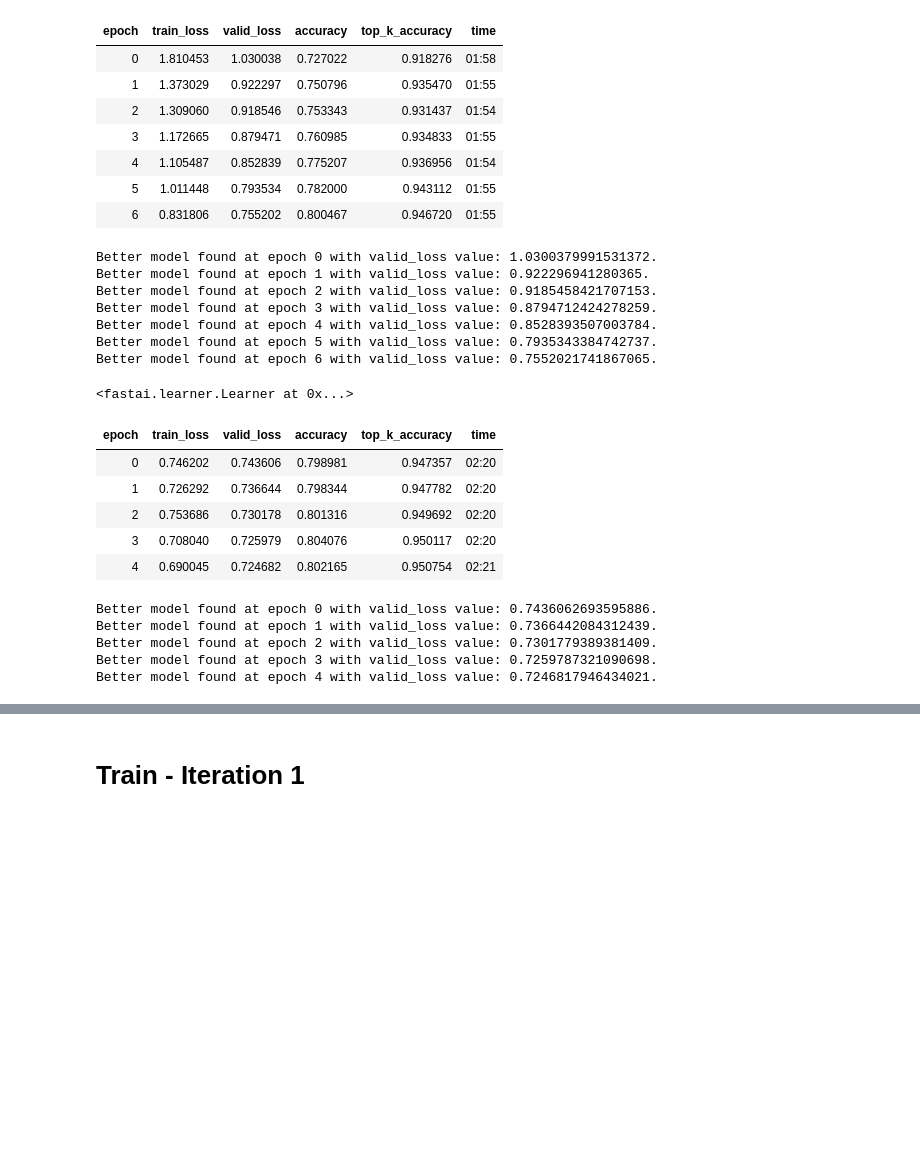
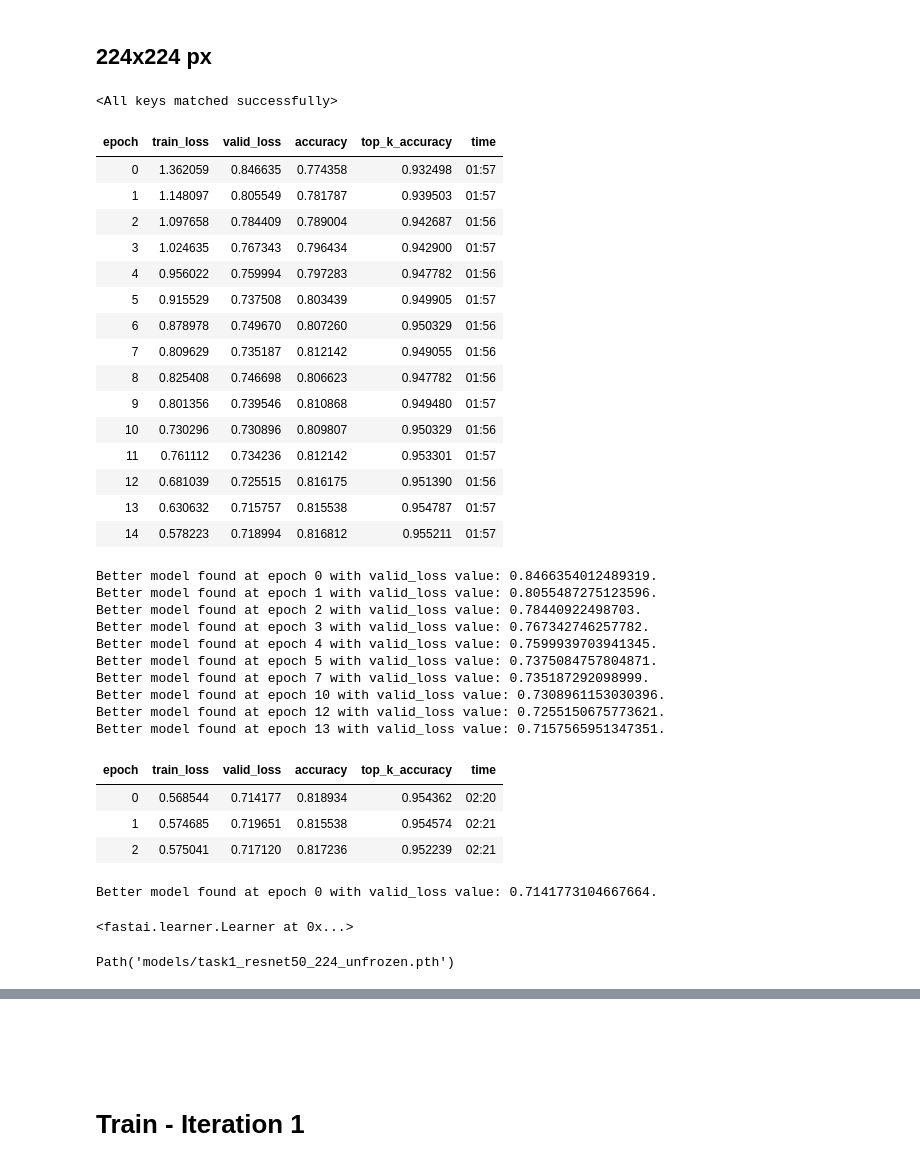
Before and after one commit to Andrei-d6/AAIT-HW2, a Jupyter notebook: Task1.ipynb, the cells around one changed output, grey strips where cells are left out. Drawn from its saved outputs; the diff is of its cells as text; code cells hidden in the pictures; blank space fills up the shorter version.

```diff
--- a/Task1.ipynb
+++ b/Task1.ipynb
@@ -13,47 +66,64 @@ from src.utils import (
+# %% [markdown]
+## 224x224 px
 # %%
 config  = load_configuration('configs/config_task1_224.yml')
 learn = get_learner_task1(config)
+# %%
+learn.model.load_state_dict(torch.load(f"{learn.model_dir}/task1_resnet50_128_unfrozen_dict.pth"))
+# %% [output]
+<All keys matched successfully>
 # %%
-do_fit(learn, 'task1_resnet50', epochs=7, lr=1e-3, pct_start=0.75)
+do_fit(learn, 'task1_resnet50_224', epochs=15, lr=1e-3, pct_start=0.75)
 # %% [output]
 | epoch | train_loss | valid_loss | accuracy | top_k_accuracy | time |
-| 0 | 1.810453 | 1.030038 | 0.727022 | 0.918276 | 01:58 |
-| 1 | 1.373029 | 0.922297 | 0.750796 | 0.935470 | 01:55 |
-| 2 | 1.309060 | 0.918546 | 0.753343 | 0.931437 | 01:54 |
-| 3 | 1.172665 | 0.879471 | 0.760985 | 0.934833 | 01:55 |
-| 4 | 1.105487 | 0.852839 | 0.775207 | 0.936956 | 01:54 |
-| 5 | 1.011448 | 0.793534 | 0.782000 | 0.943112 | 01:55 |
-| 6 | 0.831806 | 0.755202 | 0.800467 | 0.946720 | 01:55 |
+| 0 | 1.362059 | 0.846635 | 0.774358 | 0.932498 | 01:57 |
+| 1 | 1.148097 | 0.805549 | 0.781787 | 0.939503 | 01:57 |
+| 2 | 1.097658 | 0.784409 | 0.789004 | 0.942687 | 01:56 |
+| 3 | 1.024635 | 0.767343 | 0.796434 | 0.942900 | 01:57 |
+| 4 | 0.956022 | 0.759994 | 0.797283 | 0.947782 | 01:56 |
+| 5 | 0.915529 | 0.737508 | 0.803439 | 0.949905 | 01:57 |
+| 6 | 0.878978 | 0.749670 | 0.807260 | 0.950329 | 01:56 |
+| 7 | 0.809629 | 0.735187 | 0.812142 | 0.949055 | 01:56 |
+| 8 | 0.825408 | 0.746698 | 0.806623 | 0.947782 | 01:56 |
+| 9 | 0.801356 | 0.739546 | 0.810868 | 0.949480 | 01:57 |
+| 10 | 0.730296 | 0.730896 | 0.809807 | 0.950329 | 01:56 |
+| 11 | 0.761112 | 0.734236 | 0.812142 | 0.953301 | 01:57 |
+| 12 | 0.681039 | 0.725515 | 0.816175 | 0.951390 | 01:56 |
+| 13 | 0.630632 | 0.715757 | 0.815538 | 0.954787 | 01:57 |
+| 14 | 0.578223 | 0.718994 | 0.816812 | 0.955211 | 01:57 |
-Better model found at epoch 0 with valid_loss value: 1.0300379991531372.
-Better model found at epoch 1 with valid_loss value: 0.922296941280365.
-Better model found at epoch 2 with valid_loss value: 0.9185458421707153.
-Better model found at epoch 3 with valid_loss value: 0.8794712424278259.
-Better model found at epoch 4 with valid_loss value: 0.8528393507003784.
-Better model found at epoch 5 with valid_loss value: 0.7935343384742737.
-Better model found at epoch 6 with valid_loss value: 0.7552021741867065.
+Better model found at epoch 0 with valid_loss value: 0.8466354012489319.
+Better model found at epoch 1 with valid_loss value: 0.8055487275123596.
+Better model found at epoch 2 with valid_loss value: 0.78440922498703.
+Better model found at epoch 3 with valid_loss value: 0.767342746257782.
+Better model found at epoch 4 with valid_loss value: 0.7599939703941345.
+Better model found at epoch 5 with valid_loss value: 0.7375084757804871.
+Better model found at epoch 7 with valid_loss value: 0.735187292098999.
+Better model found at epoch 10 with valid_loss value: 0.7308961153030396.
+Better model found at epoch 12 with valid_loss value: 0.7255150675773621.
+Better model found at epoch 13 with valid_loss value: 0.7157565951347351.
-# %%
-learn.load('task1_resnet50')
-# %% [output]
-<fastai.learner.Learner at 0x...>
 # %%
 learn.unfreeze()
 # %%
-do_fit(learn, 'task1_resnet50_unfrozen', epochs=5, lr=slice(1e-6, 1e-5), pct_start=0.75)
+do_fit(learn, 'task1_resnet50_224_unfrozen', epochs=3, lr=slice(1e-7, 1e-6), fit_type='one_cycle')
 # %% [output]
 | epoch | train_loss | valid_loss | accuracy | top_k_accuracy | time |
-| 0 | 0.746202 | 0.743606 | 0.798981 | 0.947357 | 02:20 |
-| 1 | 0.726292 | 0.736644 | 0.798344 | 0.947782 | 02:20 |
-| 2 | 0.753686 | 0.730178 | 0.801316 | 0.949692 | 02:20 |
-| 3 | 0.708040 | 0.725979 | 0.804076 | 0.950117 | 02:20 |
-| 4 | 0.690045 | 0.724682 | 0.802165 | 0.950754 | 02:21 |
+| 0 | 0.568544 | 0.714177 | 0.818934 | 0.954362 | 02:20 |
+| 1 | 0.574685 | 0.719651 | 0.815538 | 0.954574 | 02:21 |
+| 2 | 0.575041 | 0.717120 | 0.817236 | 0.952239 | 02:21 |
-Better model found at epoch 0 with valid_loss value: 0.7436062693595886.
-Better model found at epoch 1 with valid_loss value: 0.7366442084312439.
-Better model found at epoch 2 with valid_loss value: 0.7301779389381409.
-Better model found at epoch 3 with valid_loss value: 0.7259787321090698.
-Better model found at epoch 4 with valid_loss value: 0.7246817946434021.
+Better model found at epoch 0 with valid_loss value: 0.7141773104667664.
+# %%
+learn.load('autosaved')
+# %% [output]
+<fastai.learner.Learner at 0x...>
+# %%
+learn.save('task1_resnet50_224_unfrozen')
+# %% [output]
+Path('models/task1_resnet50_224_unfrozen.pth')
 # %%
 save_preds(learn, config)
 # %% [output]
 [interactive output not drawn]
+# %% [markdown]
+<br><br>
 # %% [markdown]
 # Train - Iteration 1
```
Also changed, not shown: parts of 63 cells of this notebook, 26 other files.
